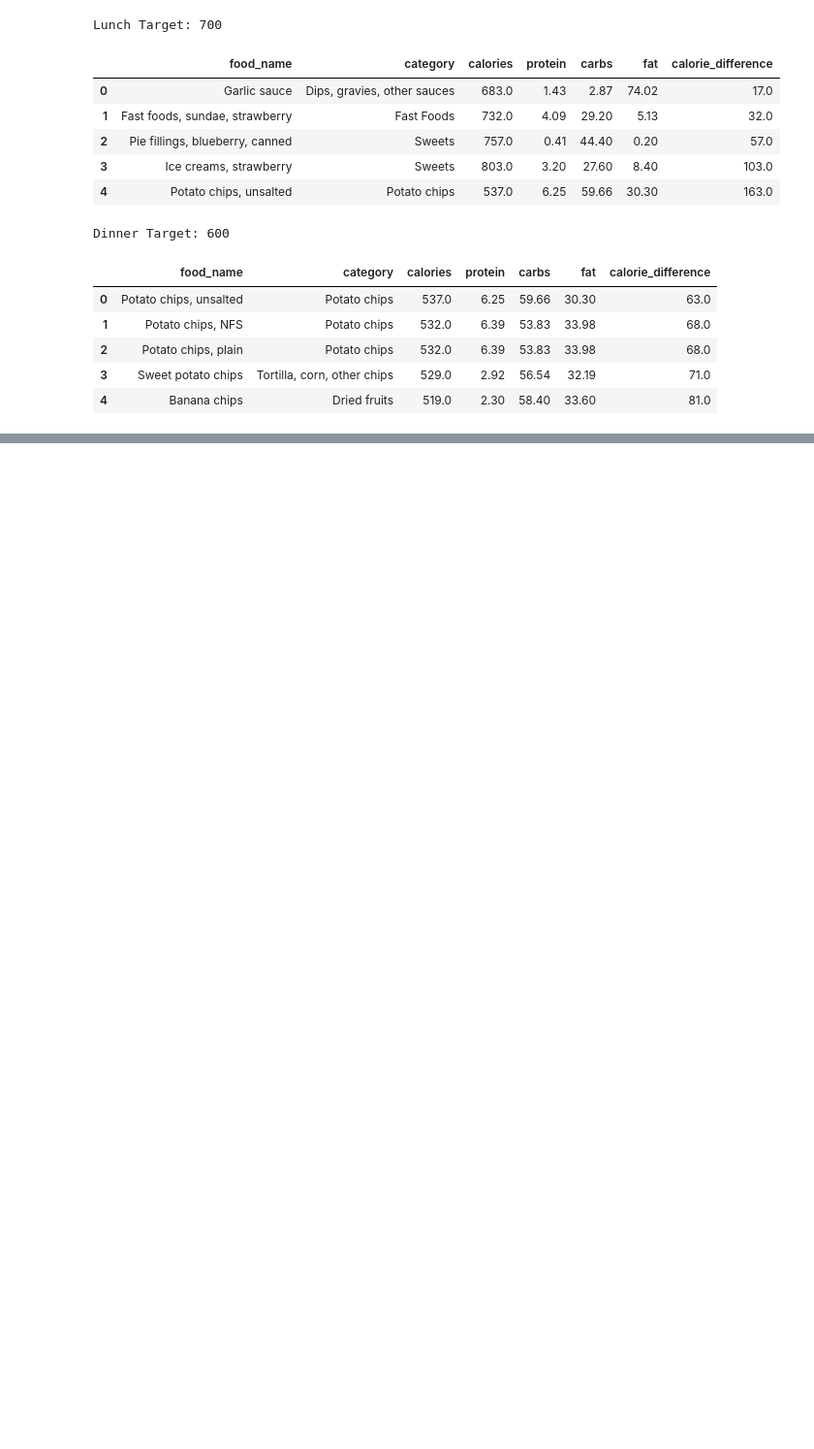
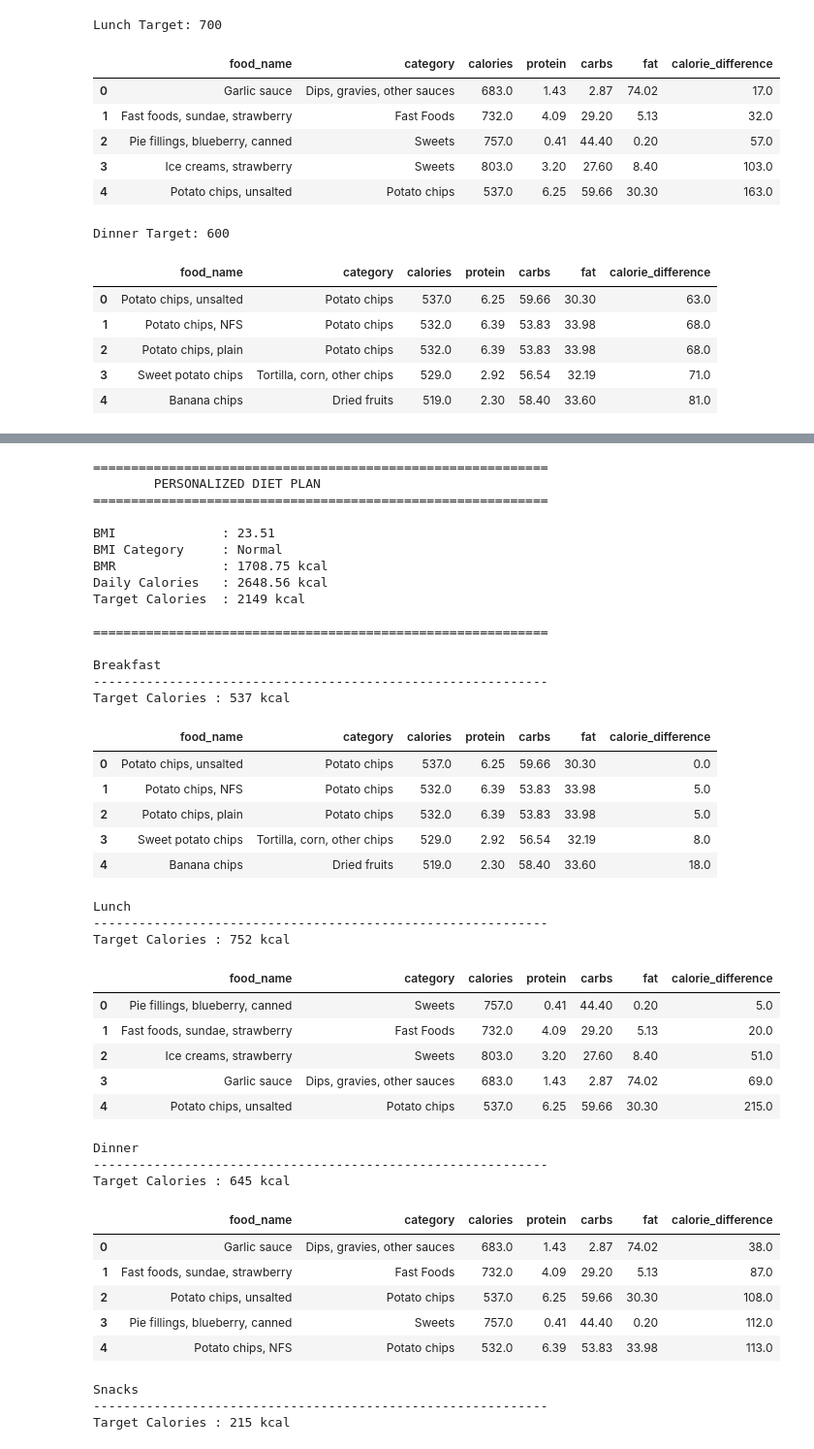
Before and after one commit to Ajitbairwa/Food-Recommendation-Nutrition-System, a Jupyter notebook: Recommendation_System.ipynb, the cells around one changed output, grey strips where cells are left out. Shown at 97% size. Drawn from its saved outputs; the diff is of its cells as text; code cells hidden in the pictures; blank space fills up the shorter version.

Commit message:
Integrated personalized diet plan generator

```diff
--- a/Recommendation_System.ipynb
+++ b/Recommendation_System.ipynb
@@ -1109,0 +1152,78 @@ meal_plan = create_daily_meal_plan(
+# %%
+def display_diet_plan(plan):
+
+    print("=" * 60)
+    print("        PERSONALIZED DIET PLAN")
+    print("=" * 60)
+
+    print(f"\nBMI              : {plan['BMI']}")
+    print(f"BMI Category     : {plan['BMI Category']}")
+    print(f"BMR              : {plan['BMR']} kcal")
+    print(f"Daily Calories   : {plan['Daily Calories']} kcal")
+    print(f"Target Calories  : {plan['Target Calories']} kcal")
+
+    print("\n" + "=" * 60)
+
+    for meal_name, meal in plan["Meal Plan"].items():
+
+        print(f"\n{meal_name}")
+        print("-" * 60)
+        print(f"Target Calories : {meal['Target Calories']} kcal")
+
+        display(
+            meal["Recommended Foods"]
+        )
+# %%
+plan = generate_diet_plan(
+    age=22,
+    gender="Male",
+    height=175,
+    weight=72,
+    activity="moderate",
+    goal="weight loss"
+)
+# %%
+display_diet_plan(plan)
+# %% [output]
+============================================================
+        PERSONALIZED DIET PLAN
+============================================================
+
+BMI              : 23.51
+BMI Category     : Normal
+BMR              : 1708.75 kcal
+Daily Calories   : 2648.56 kcal
+Target Calories  : 2149 kcal
+
+============================================================
+
+Breakfast
+------------------------------------------------------------
+Target Calories : 537 kcal
+|  | food_name | category | calories | protein | carbs | fat | calorie_difference |
+| 0 | Potato chips, unsalted | Potato chips | 537.0 | 6.25 | 59.66 | 30.30 | 0.0 |
+| 1 | Potato chips, NFS | Potato chips | 532.0 | 6.39 | 53.83 | 33.98 | 5.0 |
+| 2 | Potato chips, plain | Potato chips | 532.0 | 6.39 | 53.83 | 33.98 | 5.0 |
+| 3 | Sweet potato chips | Tortilla, corn, other chips | 529.0 | 2.92 | 56.54 | 32.19 | 8.0 |
+| 4 | Banana chips | Dried fruits | 519.0 | 2.30 | 58.40 | 33.60 | 18.0 |
+Lunch
+------------------------------------------------------------
+Target Calories : 752 kcal
+|  | food_name | category | calories | protein | carbs | fat | calorie_difference |
+| 0 | Pie fillings, blueberry, canned | Sweets | 757.0 | 0.41 | 44.40 | 0.20 | 5.0 |
+| 1 | Fast foods, sundae, strawberry | Fast Foods | 732.0 | 4.09 | 29.20 | 5.13 | 20.0 |
+| 2 | Ice creams, strawberry | Sweets | 803.0 | 3.20 | 27.60 | 8.40 | 51.0 |
+| 3 | Garlic sauce | Dips, gravies, other sauces | 683.0 | 1.43 | 2.87 | 74.02 | 69.0 |
+| 4 | Potato chips, unsalted | Potato chips | 537.0 | 6.25 | 59.66 | 30.30 | 215.0 |
+Dinner
+------------------------------------------------------------
+Target Calories : 645 kcal
+|  | food_name | category | calories | protein | carbs | fat | calorie_difference |
+| 0 | Garlic sauce | Dips, gravies, other sauces | 683.0 | 1.43 | 2.87 | 74.02 | 38.0 |
+| 1 | Fast foods, sundae, strawberry | Fast Foods | 732.0 | 4.09 | 29.20 | 5.13 | 87.0 |
+| 2 | Potato chips, unsalted | Potato chips | 537.0 | 6.25 | 59.66 | 30.30 | 108.0 |
+| 3 | Pie fillings, blueberry, canned | Sweets | 757.0 | 0.41 | 44.40 | 0.20 | 112.0 |
+| 4 | Potato chips, NFS | Potato chips | 532.0 | 6.39 | 53.83 | 33.98 | 113.0 |
+Snacks
+------------------------------------------------------------
+Target Calories : 215 kcal
```
Also changed, not shown: parts of 2 cells of this notebook.
